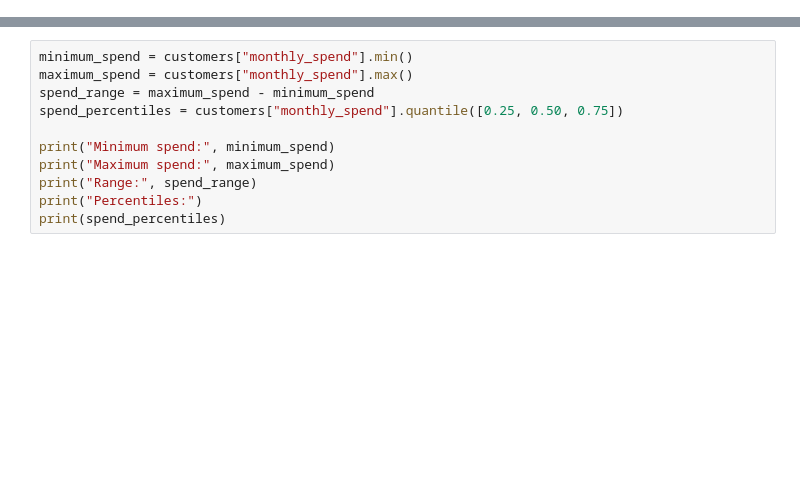
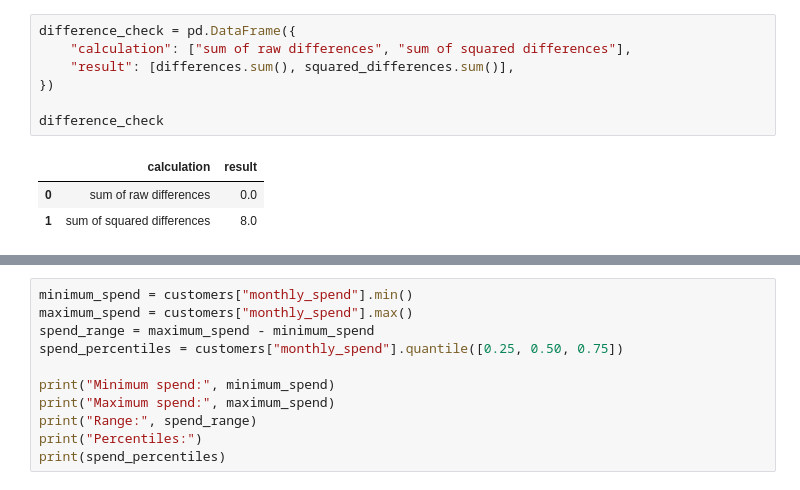
Before and after one commit to nagcloudlab/applied_ds_ml, a Jupyter notebook: days/day_01_eda_preprocessing/notebooks/04_basic_statistics_for_data_understanding.ipynb, the cells around one changed output, grey strips where cells are left out. Drawn from its saved outputs; the diff is of its cells as text; blank space fills up the shorter version.

```diff
--- a/days/day_01_eda_preprocessing/notebooks/04_basic_statistics_for_data_understanding.ipynb
+++ b/days/day_01_eda_preprocessing/notebooks/04_basic_statistics_for_data_understanding.ipynb
@@ -371,0 +518,11 @@ Variance is the math version of spread. Standard deviation is the human-friendly
+# %%
+difference_check = pd.DataFrame({
+    "calculation": ["sum of raw differences", "sum of squared differences"],
+    "result": [differences.sum(), squared_differences.sum()],
+})
+
+difference_check
+# %% [output]
+|  | calculation | result |
+| 0 | sum of raw differences | 0.0 |
+| 1 | sum of squared differences | 8.0 |
```
Also changed, not shown: parts of 41 cells of this notebook, 20 other files.
